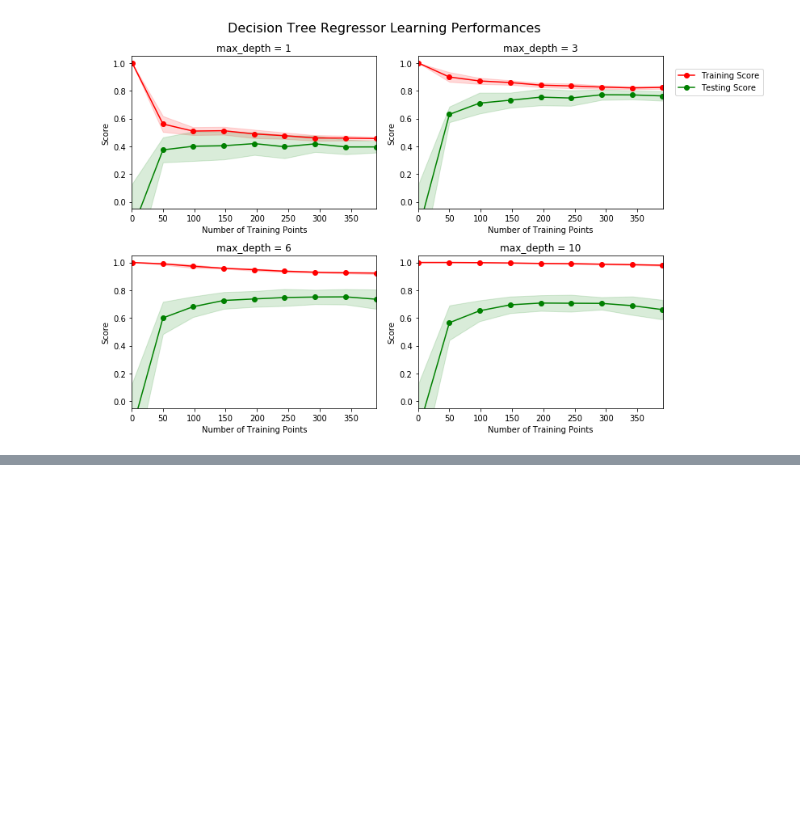
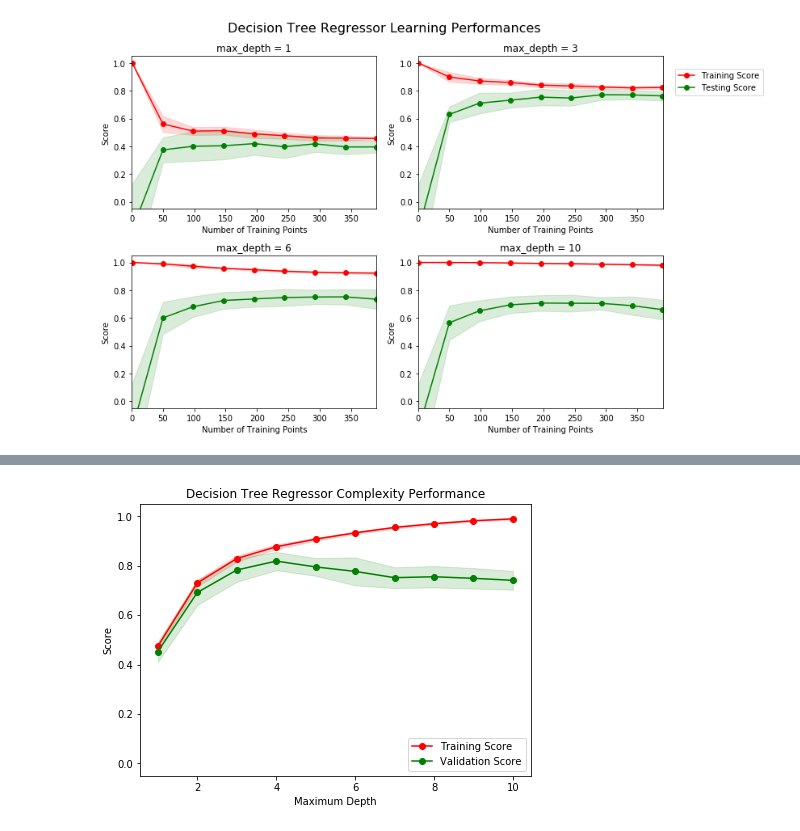
Before and after one commit to Nourahussein/Udacity-MLND, a Jupyter notebook: P1-Predicting Boston Housing Prices/Boston_Housing_Prices.ipynb, the cells around one changed output, grey strips where cells are left out. Cells and saved outputs as stored; diff of their text form; code cells hidden in the pictures; blank space fills up the shorter version.

```diff
--- a/P1-Predicting Boston Housing Prices/Boston_Housing_Prices.ipynb
+++ b/P1-Predicting Boston Housing Prices/Boston_Housing_Prices.ipynb
@@ -180,0 +196,4 @@ vs.ModelLearning(features, prices)
+# %%
+vs.ModelComplexity(X_train, y_train)
+# %% [output]
+[figure, added]
```
Also changed, not shown: parts of 1 cell of this notebook.
